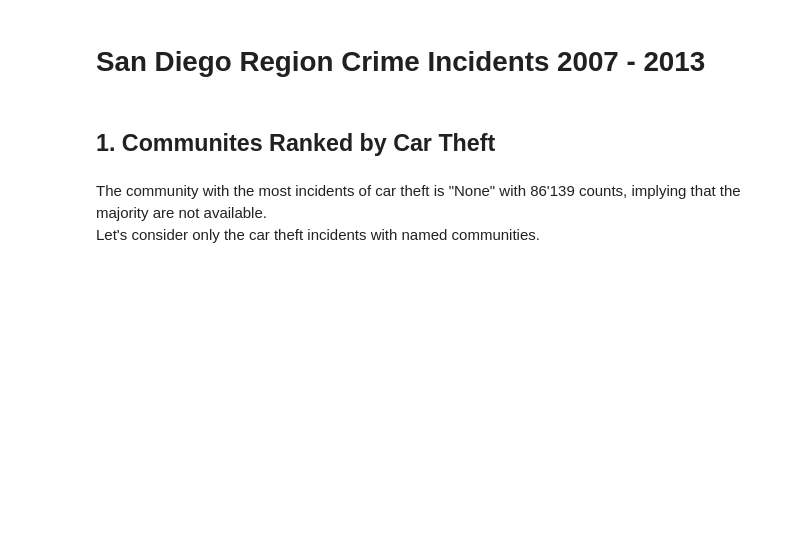
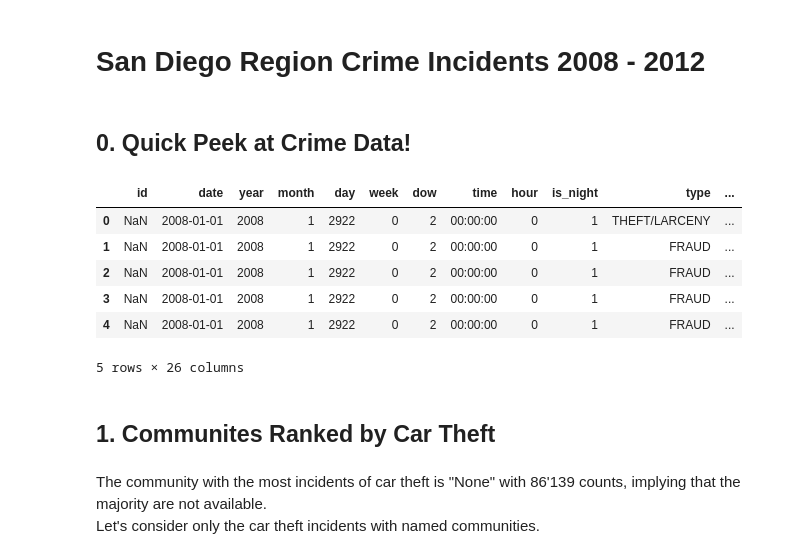
Before and after one commit to kevin11h/SDRDL-Internship-Notebooks, a Jupyter notebook: sd-crime/sd-crime.ipynb, the cells around one changed output. Saved outputs shown, nothing was run; the diff lists cells and outputs as text; code cells hidden in the pictures; blank space fills up the shorter version.

```diff
--- a/sd-crime/sd-crime.ipynb
+++ b/sd-crime/sd-crime.ipynb
@@ -1,5 +1,5 @@
 # %% [markdown]
-# San Diego Region Crime Incidents 2007 - 2013
+# San Diego Region Crime Incidents 2008 - 2012
 # %%
 import pandas as pd
 import numpy as np
@@ -14,6 +13,16 @@ from datetime import time
+# %% [markdown]
+## 0. Quick Peek at Crime Data!
 # %%
-# grab data
 df = pd.read_csv('incidents-5y.csv')
+df.head()
+# %% [output]
+|  | id | date | year | month | day | week | dow | time | hour | is_night | type | ... |
+| 0 | NaN | 2008-01-01 | 2008 | 1 | 2922 | 0 | 2 | 00:00:00 | 0 | 1 | THEFT/LARCENY | ... |
+| 1 | NaN | 2008-01-01 | 2008 | 1 | 2922 | 0 | 2 | 00:00:00 | 0 | 1 | FRAUD | ... |
+| 2 | NaN | 2008-01-01 | 2008 | 1 | 2922 | 0 | 2 | 00:00:00 | 0 | 1 | FRAUD | ... |
+| 3 | NaN | 2008-01-01 | 2008 | 1 | 2922 | 0 | 2 | 00:00:00 | 0 | 1 | FRAUD | ... |
+| 4 | NaN | 2008-01-01 | 2008 | 1 | 2922 | 0 | 2 | 00:00:00 | 0 | 1 | FRAUD | ... |
+5 rows × 26 columns
 # %% [markdown]
 ## 1. Communites Ranked by Car Theft
 # %%
```
Also changed, not shown: parts of 16 cells of this notebook.
